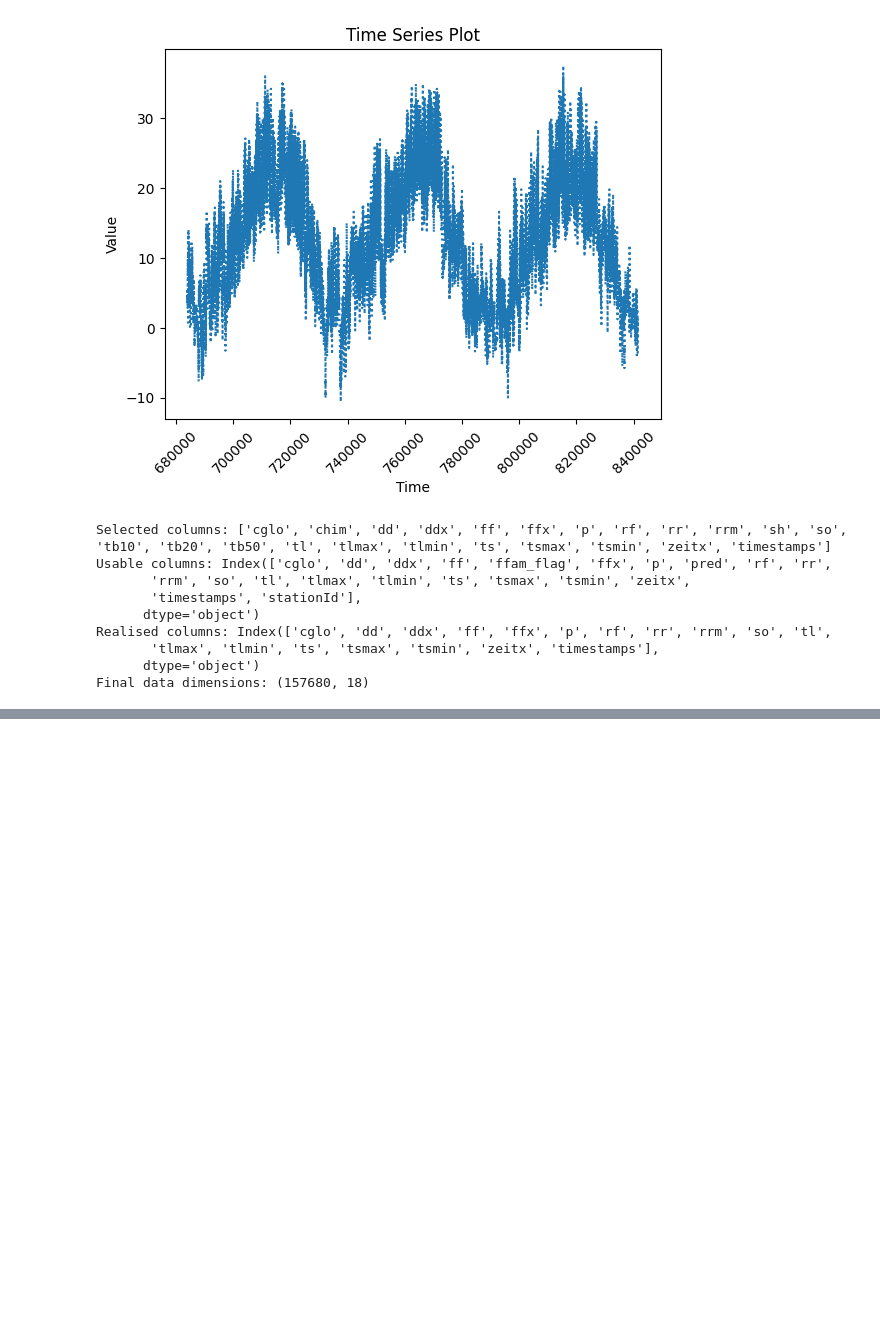
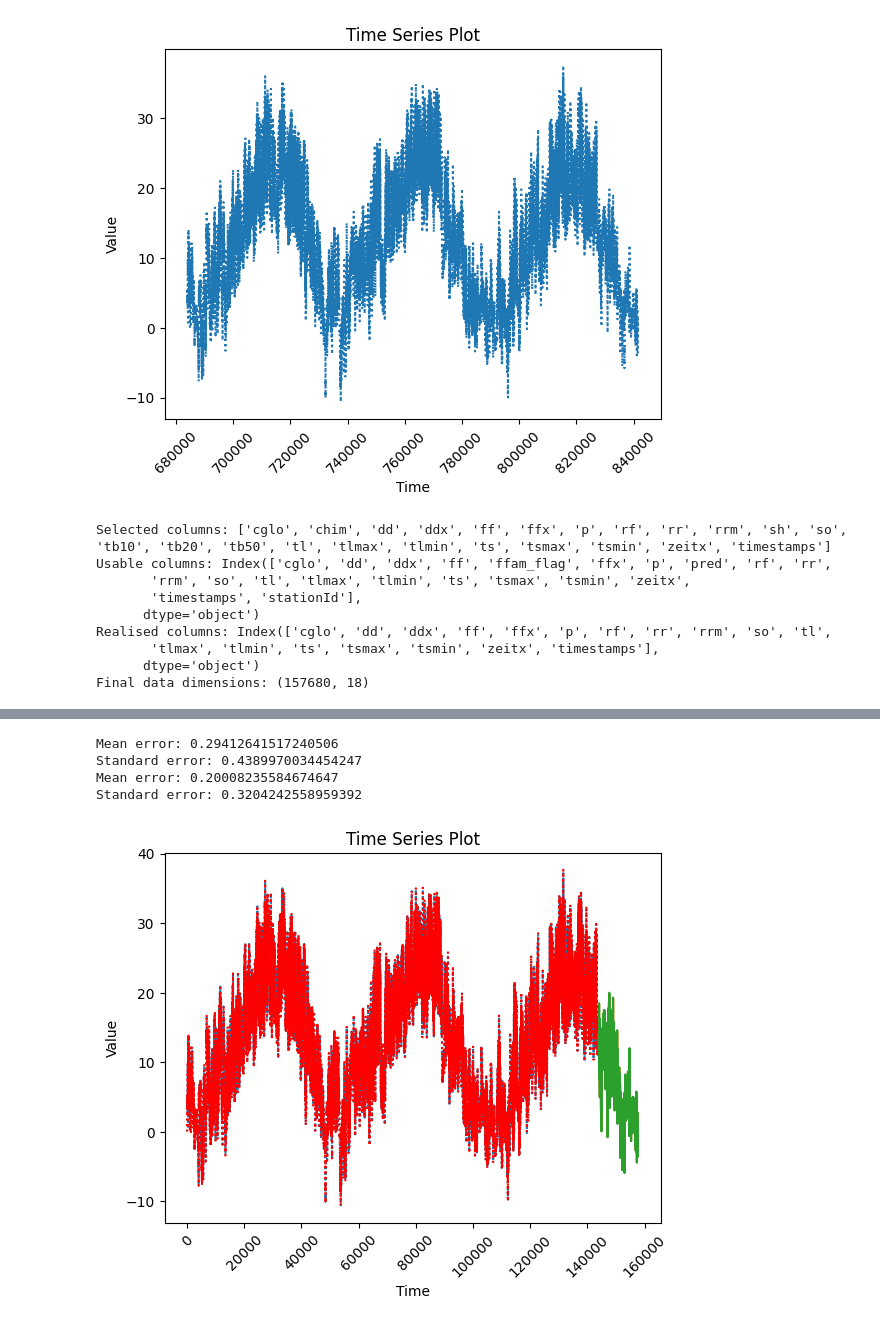
Before and after one commit to MorenoMarrara/MasterThesisProject-HCW-QuantumReservoirComputing, a Jupyter notebook: notebooks/ts-classical.ipynb, the cells around one changed output, grey strips where cells are left out. Saved outputs shown, nothing was run; the diff lists cells and outputs as text; code cells hidden in the pictures; blank space fills up the shorter version.

```diff
--- a/notebooks/ts-classical.ipynb
+++ b/notebooks/ts-classical.ipynb
@@ -163,35 +182,41 @@ plt.plot(train.index, train, linestyle = 'dotted')
 plt.plot(train.index, in_sample_one_step_predictions, linestyle = 'dotted', color = 'red')
 
 # Add title and axis labels
 plt.title('Time Series Plot')
 plt.xlabel('Time')
 plt.ylabel('Value')
 plt.xticks(rotation=45)
 
 # --------------------------------------------------------------------------------------
 # --------------------------------------------------------------------------------------
 # calculate average prediction error of in-sample-predictions (make this a little more technical)
 def feasible_array_subtraction(left_iterable, right_iterable) -> np.array:
     return np.array([x - y for x, y in zip(left_iterable, right_iterable)]).reshape(-1,1)
 
-in_sample_error_list = feasible_array_subtraction(in_sample_one_step_predictions, train_array)
-mean_in_sample_error = np.mean(in_sample_error_list)
+in_sample_error_list = feasible_array_subtraction(in_sample_one_step_predictions, selected_data[1:test.index[0]])
+mean_in_sample_error = np.mean(np.abs(in_sample_error_list))
 print("Mean error: {}".format(mean_in_sample_error))
 sd_in_sample_error = np.std(in_sample_error_list)
 print("Standard error: {}".format(sd_in_sample_error))
 # INTERPRETATION: quite well fitted
 # --------------------------------------------------------------------------------------
 # --------------------------------------------------------------------------------------
 # same for out-of-sample-predictions
 
-
-mean_oose = np.mean(out_of_sample_one_step_predictions)
+oose_list = feasible_array_subtraction(out_of_sample_one_step_predictions[:-1], selected_data[test.index[1]:])
+mean_oose = np.mean(np.abs(oose_list))
 print("Mean error: {}".format(mean_oose))
-sd_oose = np.std(out_of_sample_one_step_predictions)
+sd_oose = np.std(oose_list)
 print("Standard error: {}".format(sd_oose))
 
 # add test data to plot
 plt.plot(test.index, test)
 plt.plot(test.index, out_of_sample_one_step_predictions)
 # Display the plot
 plt.show()
+# %% [output]
+Mean error: 0.29412641517240506
+Standard error: 0.4389970034454247
+Mean error: 0.20008235584674647
+Standard error: 0.3204242558959392
+[figure, added]
```
Also changed, not shown: parts of 2 cells of this notebook, 1 other file.
